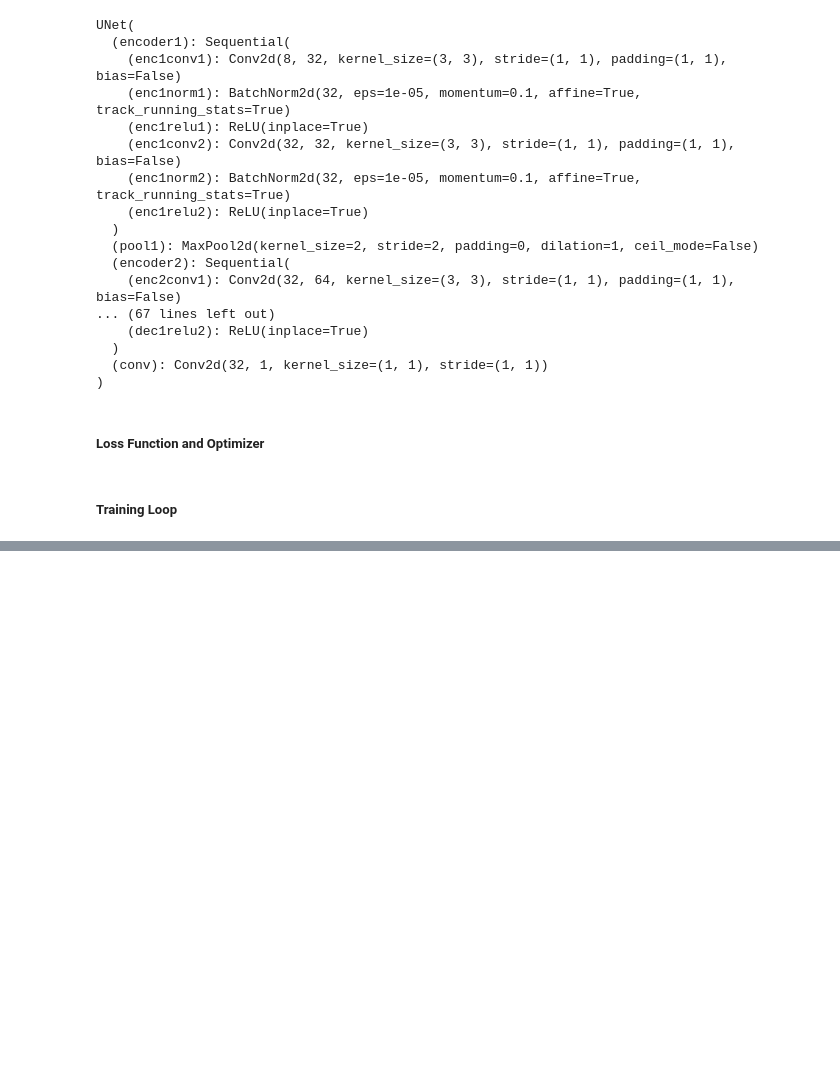
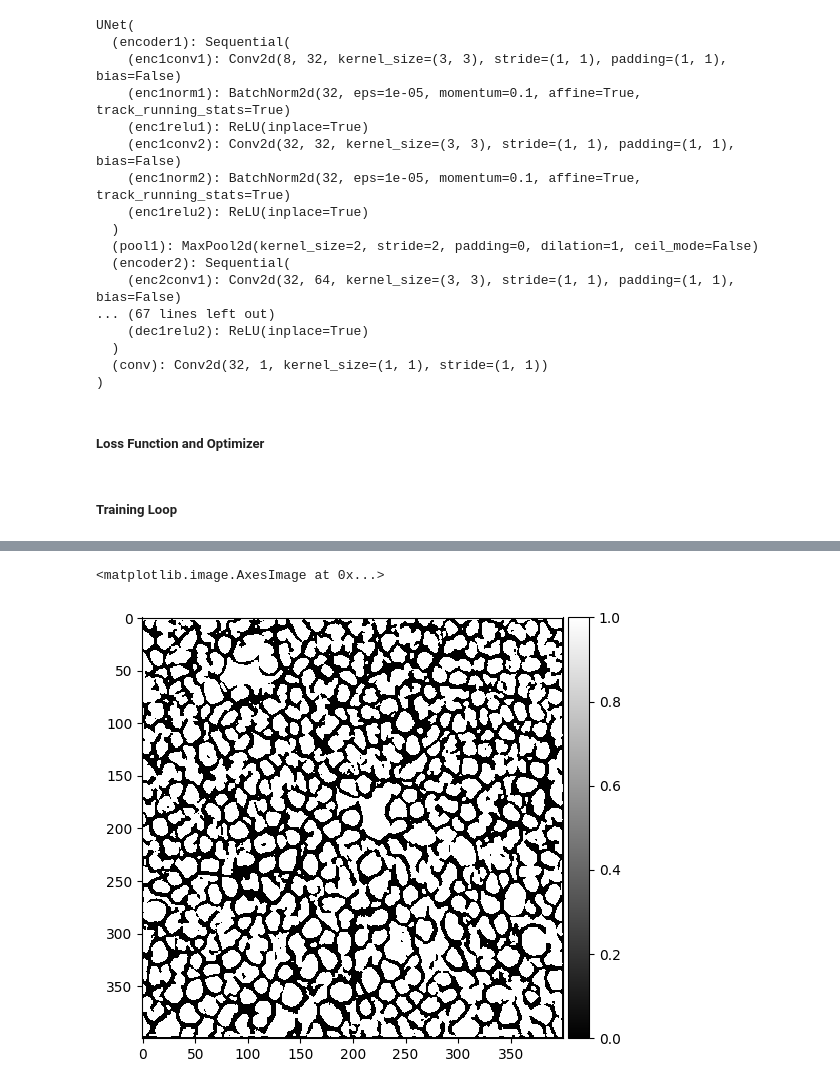
Before and after one commit to ganand2021/multiplexed-immunofluorescence-instance-segmentation, a Jupyter notebook: scripts/model.ipynb, the cells around one changed output, grey strips where cells are left out. Drawn from its saved outputs; the diff is of its cells as text; code cells hidden in the pictures; blank space fills up the shorter version.

```diff
--- a/scripts/model.ipynb
+++ b/scripts/model.ipynb
@@ -377,0 +486,5 @@ imshow(sam_output.squeeze().detach().cpu().numpy()*256, cmap="gray")
+# %%
+imshow(torch.where(sam_output>0.75, 1, 0).detach().cpu().numpy().squeeze(), cmap="gray")
+# %% [output]
+<matplotlib.image.AxesImage at 0x...>
+[figure, added]
```
Also changed, not shown: parts of 10 cells of this notebook, 2 other files.
